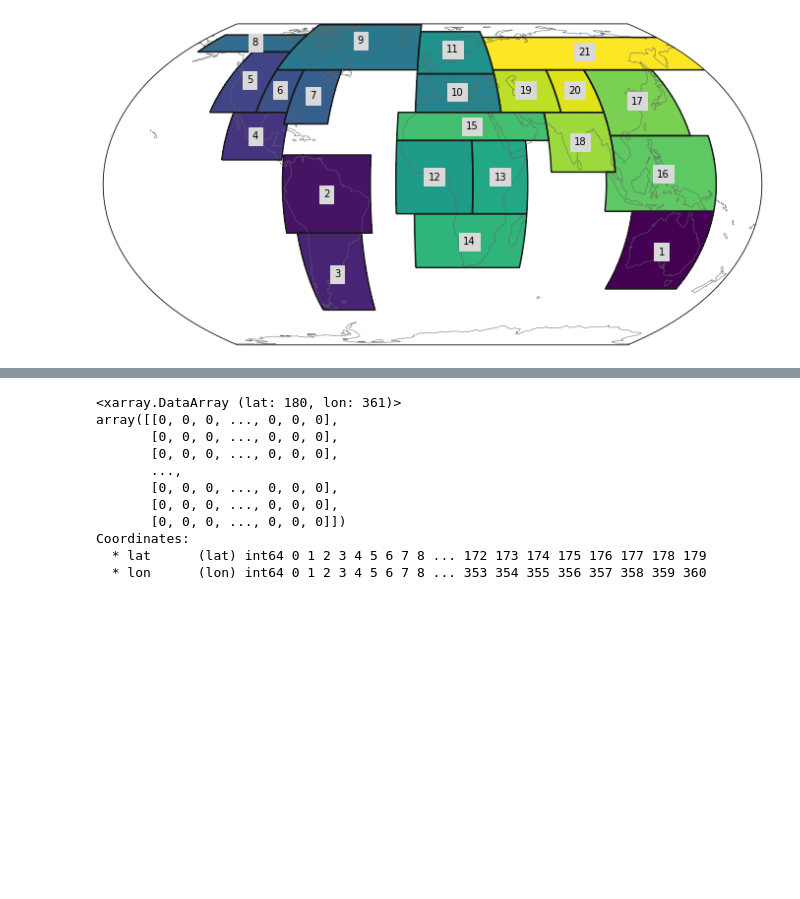
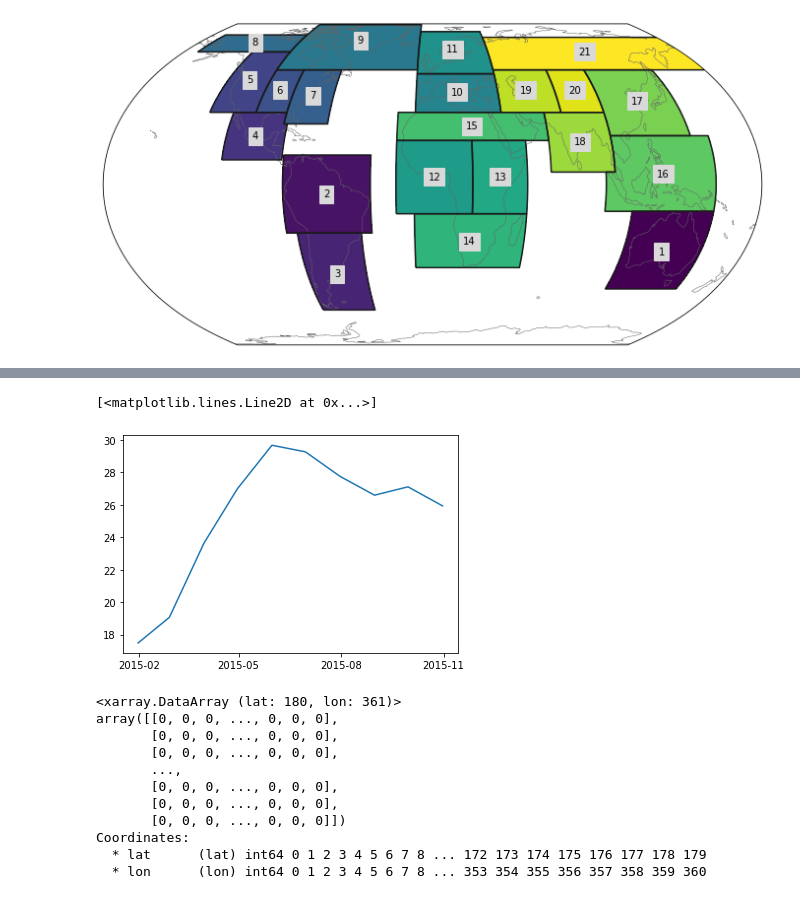
Before and after one commit to cmip6moap/project10, a Jupyter notebook: notebooks/UTCI_changes_over_time.ipynb, the cells around one changed output, grey strips where cells are left out. Saved outputs shown, nothing was run; the diff lists cells and outputs as text; code cells hidden in the pictures; blank space fills up the shorter version.

```diff
--- a/notebooks/UTCI_changes_over_time.ipynb
+++ b/notebooks/UTCI_changes_over_time.ipynb
@@ -79,3 +166,8 @@ array([[[260.85221431, 260.53698408, 260.17704444, 260.53970582,
+# %%
+plt.plot(resample.time, (resample.utci.where(mask==18)-273.15).mean(["lat", "lon"]))
+# %% [output]
+[<matplotlib.lines.Line2D at 0x...>]
+[figure, added]
 # %%
 ispop = np.isfinite(popdata) * 1
 ispop = xr.DataArray(ispop, dims=("lat", "lon"))
```
Also changed, not shown: parts of 10 cells of this notebook.
